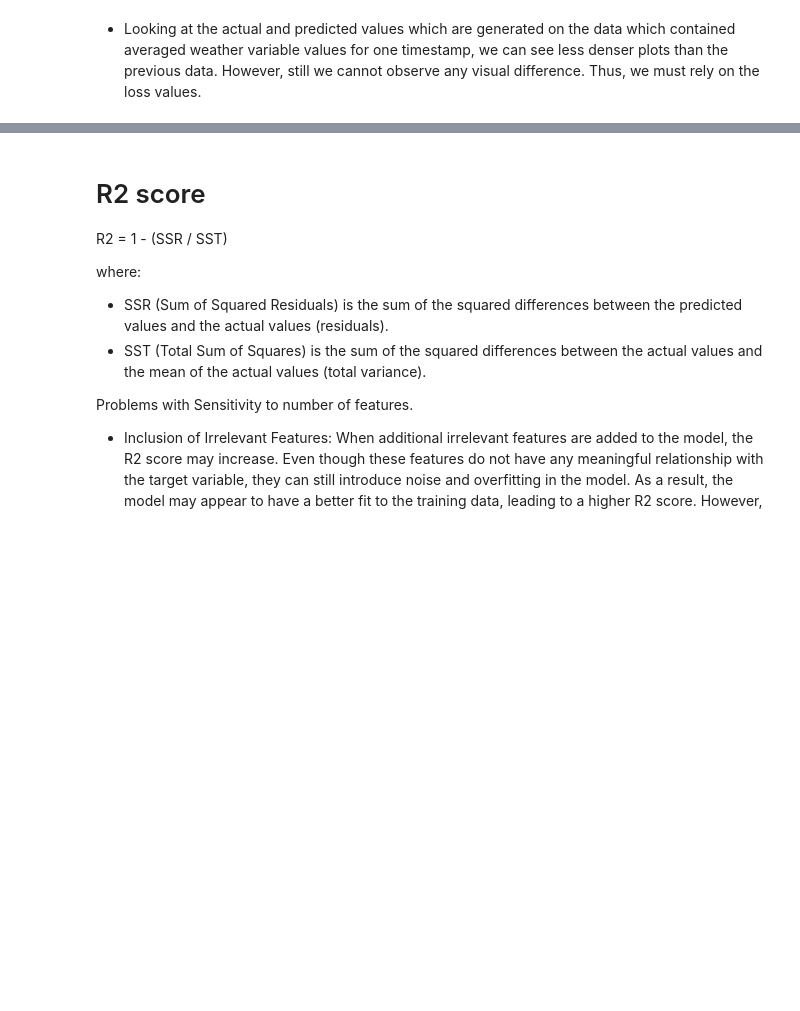
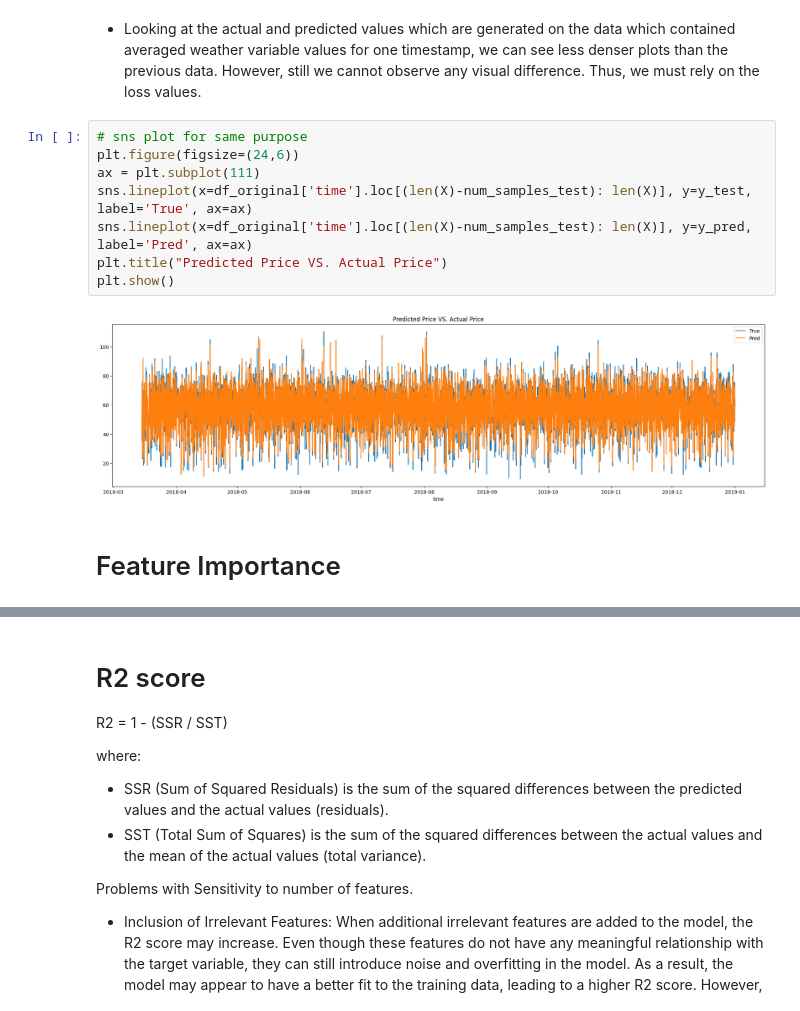
Before and after one commit to sohamthirty/Electricity-Price-Forecasting, a Jupyter notebook: Modelling_2.ipynb, the cells around one changed output, grey strips where cells are left out. Drawn from its saved outputs; the diff is of its cells as text; blank space fills up the shorter version.

```diff
--- a/Modelling_2.ipynb
+++ b/Modelling_2.ipynb
@@ -275,3 +275,15 @@ plt.show()
 [figure]
 # %% [markdown]
 - Looking at the actual and predicted values which are generated on the data which contained averaged weather variable values for one timestamp, we can see less denser plots than the previous data. However, still we cannot observe any visual difference. Thus, we must rely on the loss values.
+# %%
+# sns plot for same purpose
+plt.figure(figsize=(24,6))
+ax = plt.subplot(111)
+sns.lineplot(x=df_original['time'].loc[(len(X)-num_samples_test): len(X)], y=y_test, label='True', ax=ax)
+sns.lineplot(x=df_original['time'].loc[(len(X)-num_samples_test): len(X)], y=y_pred, label='Pred', ax=ax)
+plt.title("Predicted Price VS. Actual Price")
+plt.show()
+# %% [output]
+[figure, added]
+# %% [markdown]
+# Feature Importance
```
Also changed, not shown: parts of 2 cells of this notebook.
